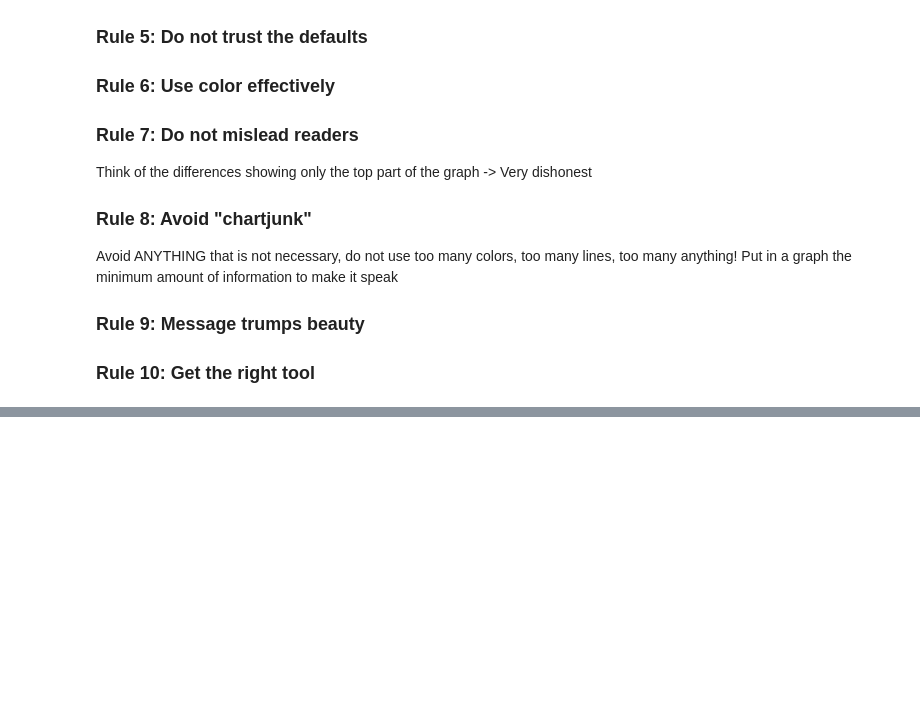
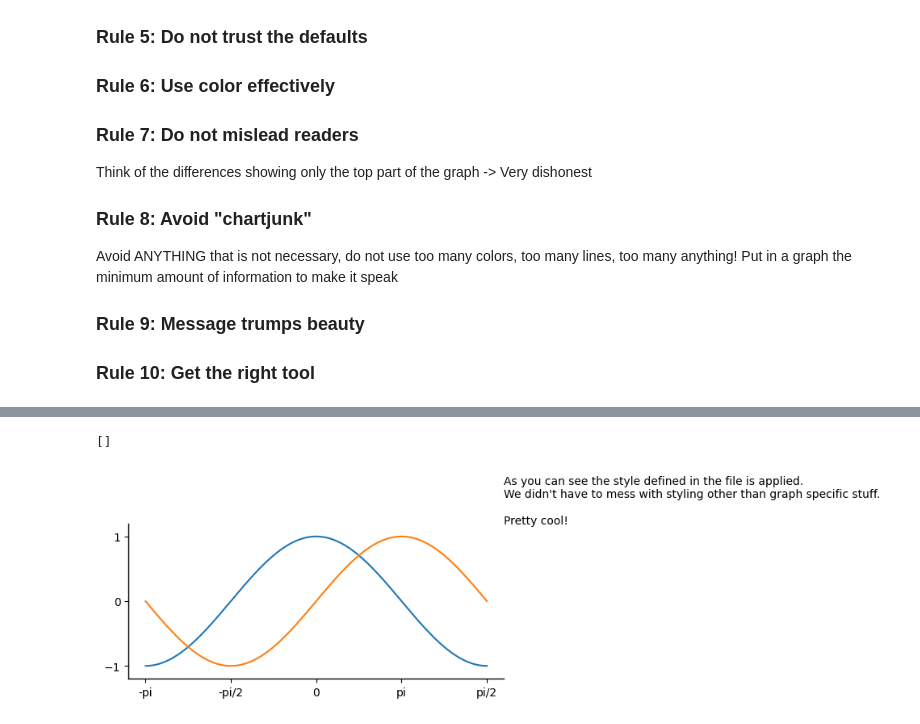
Before and after one commit to MattiaSalve/Beautiful-Matplotlib, a Jupyter notebook: learn_matplotlib.ipynb, the cells around one changed output, grey strips where cells are left out. Saved outputs shown, nothing was run; the diff lists cells and outputs as text; code cells hidden in the pictures; blank space fills up the shorter version.

```diff
--- a/learn_matplotlib.ipynb
+++ b/learn_matplotlib.ipynb
@@ -205,0 +211,20 @@ Avoid ANYTHING that is not necessary, do not use too many colors, too many lines
+# %%
+plt.style.use("./style.mplstyle")
+fig = plt.figure()
+X = np.linspace(-3.14, 3.14, 500)
+C = np.cos(X)
+S = np.sin(X)
+ax = plt.subplot()
+ax.plot(X, C)
+ax.plot(X, S)
+ax.set_yticks([-1, 0, 1])
+ax.set_xticks([-np.pi, -np.pi/2, 0, np.pi, np.pi/2,])
+ax.set_xticklabels(["-pi", "-pi/2", "0", "pi/2", "pi"])
+ax.text(ax.get_xlim()[1], ax.get_ylim()[1],
+        r"As you can see the style defined in the file is applied." \
+"\nWe didn't have to mess with styling other than graph specific stuff." \
+"\n\nPretty cool!")
+plt.plot()
+# %% [output]
+[]
+[figure, added]
```
Also changed, not shown: parts of 13 cells of this notebook, 1 other file.
